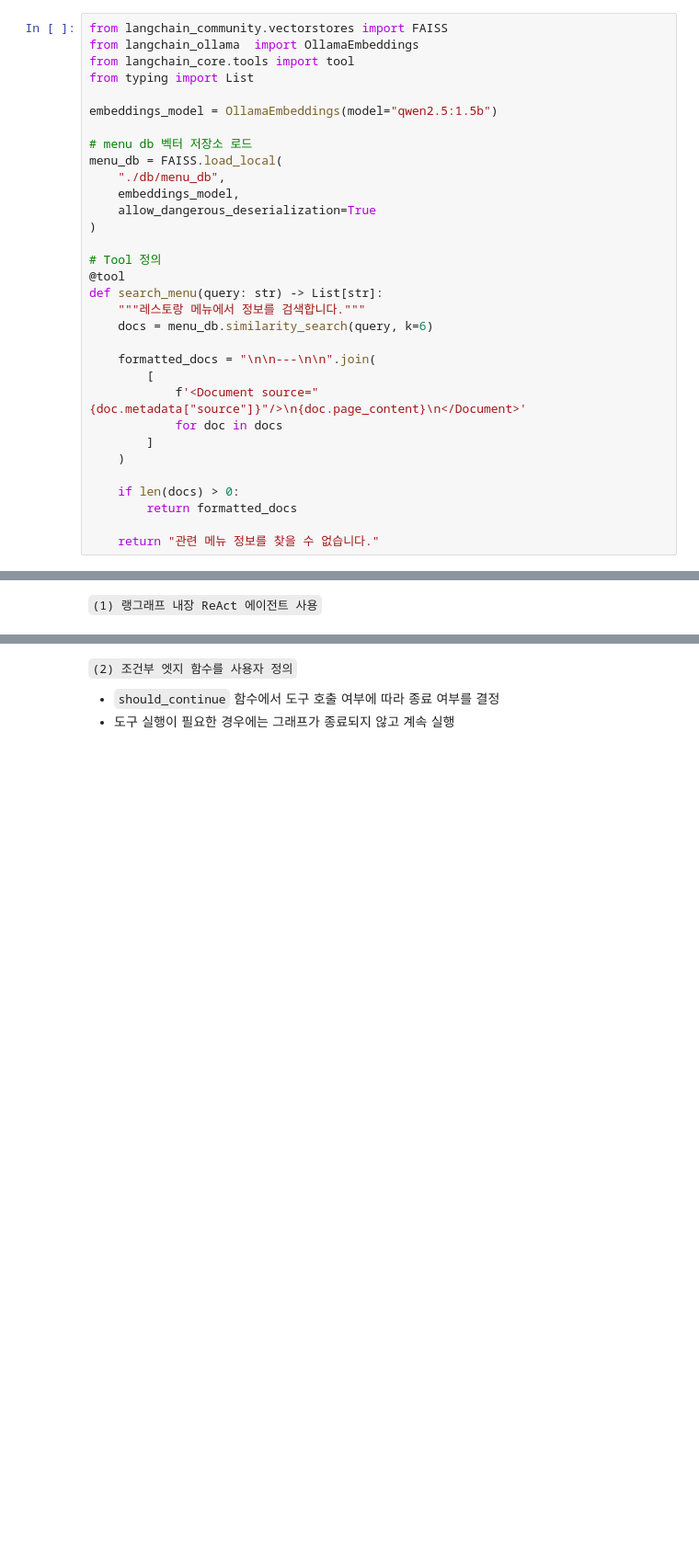
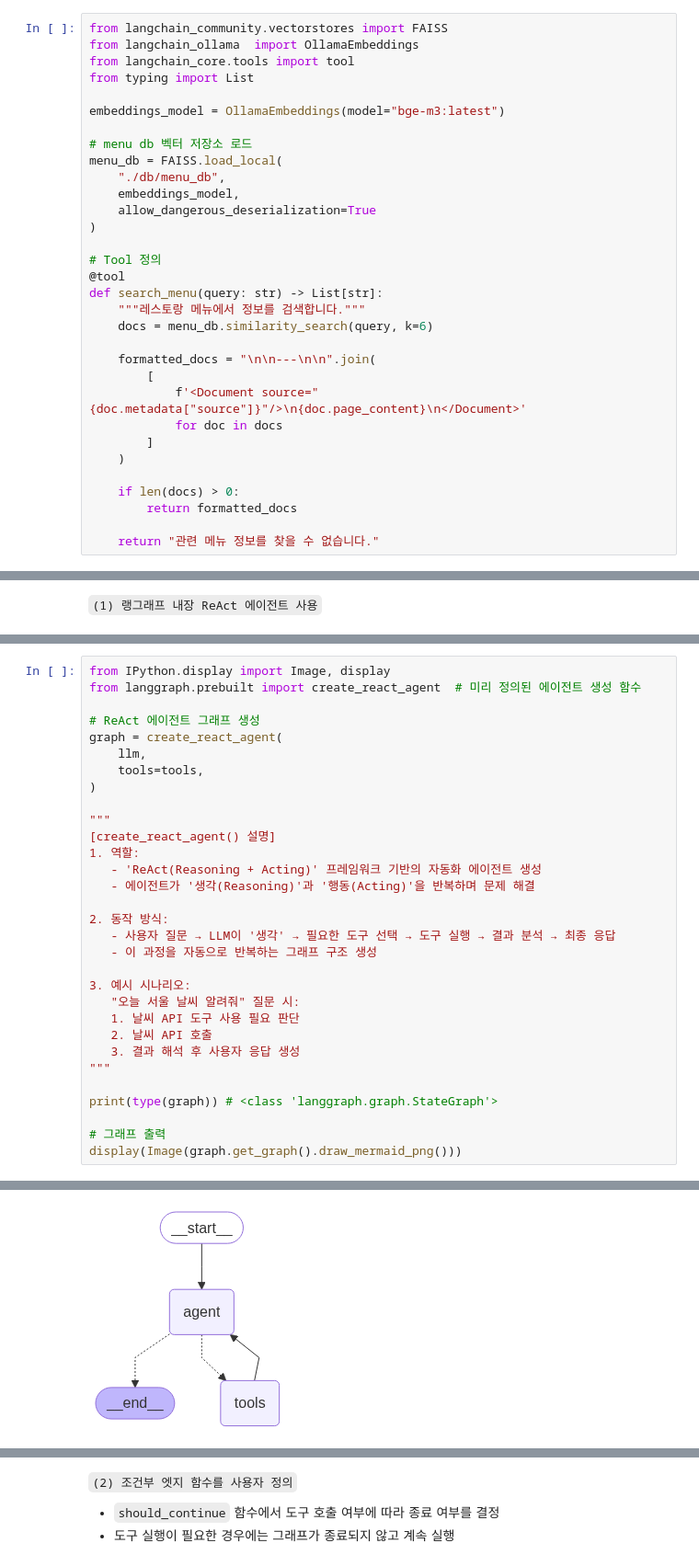
Before and after one commit to minju3212/LLM_LangChain_App, a Jupyter notebook: 14_LangGraph_ReAct_Memory.ipynb, the cells around one changed output, grey strips where cells are left out. Shown at 92% size. Saved outputs shown, nothing was run; the diff lists cells and outputs as text; blank space fills up the shorter version.

```diff
--- a/14_LangGraph_ReAct_Memory.ipynb
+++ b/14_LangGraph_ReAct_Memory.ipynb
@@ -31,7 +31,7 @@ from langchain_ollama  import OllamaEmbeddings
 from langchain_core.tools import tool
 from typing import List
 
-embeddings_model = OllamaEmbeddings(model="qwen2.5:1.5b")
+embeddings_model = OllamaEmbeddings(model="bge-m3:latest")
 
 # menu db 벡터 저장소 로드
 menu_db = FAISS.load_local(
@@ -248,0 +249,32 @@ display(Image(graph.get_graph().draw_mermaid_png()))
+# %%
+from IPython.display import Image, display
+from langgraph.prebuilt import create_react_agent  # 미리 정의된 에이전트 생성 함수
+
+# ReAct 에이전트 그래프 생성
+graph = create_react_agent(
+    llm,
+    tools=tools,
+)
+
+"""
+[create_react_agent() 설명]
+1. 역할:
+   - 'ReAct(Reasoning + Acting)' 프레임워크 기반의 자동화 에이전트 생성
+   - 에이전트가 '생각(Reasoning)'과 '행동(Acting)'을 반복하며 문제 해결
+
+2. 동작 방식:
+   - 사용자 질문 → LLM이 '생각' → 필요한 도구 선택 → 도구 실행 → 결과 분석 → 최종 응답
+   - 이 과정을 자동으로 반복하는 그래프 구조 생성
+
+3. 예시 시나리오:
+   "오늘 서울 날씨 알려줘" 질문 시:
+   1. 날씨 API 도구 사용 필요 판단
+   2. 날씨 API 호출
+   3. 결과 해석 후 사용자 응답 생성
+"""
+
+print(type(graph)) # <class 'langgraph.graph.StateGraph'>
+
+# 그래프 출력
+display(Image(graph.get_graph().draw_mermaid_png()))
+# %% [output]
@@ -249,3 +282,4 @@ display(Image(graph.get_graph().draw_mermaid_png()))
+[figure, added]
 # %%
 # 그래프 실행
 inputs = {"messages": [HumanMessage(content="스테이크 메뉴의 가격은 얼마인가요?")]}
```
Also changed, not shown: parts of 12 cells of this notebook.
